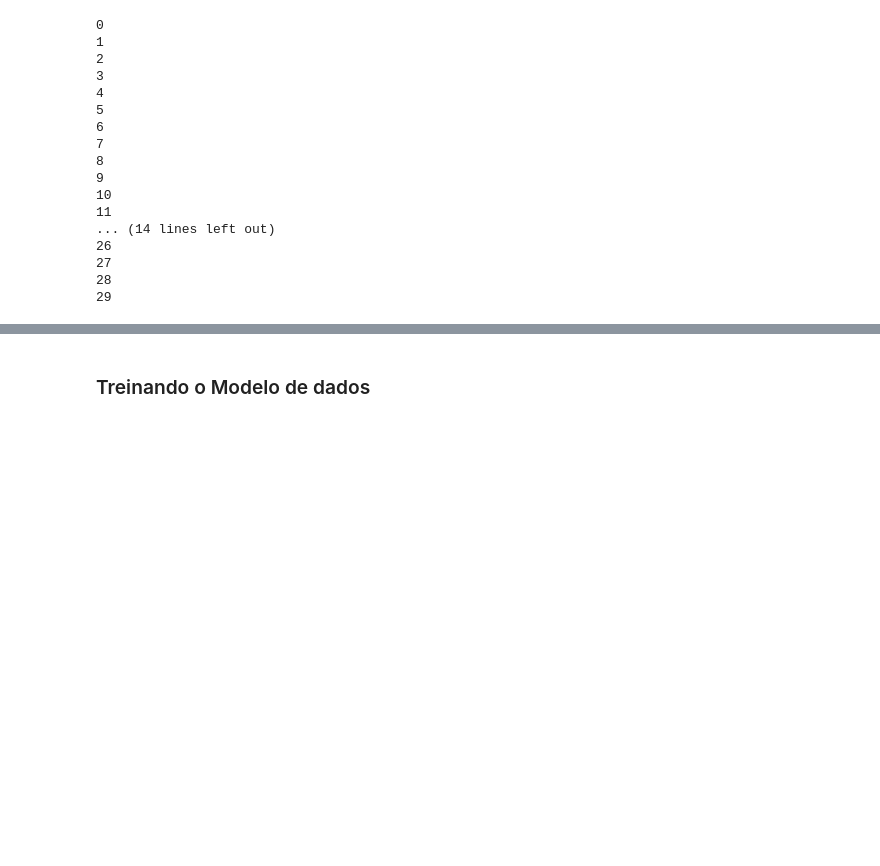
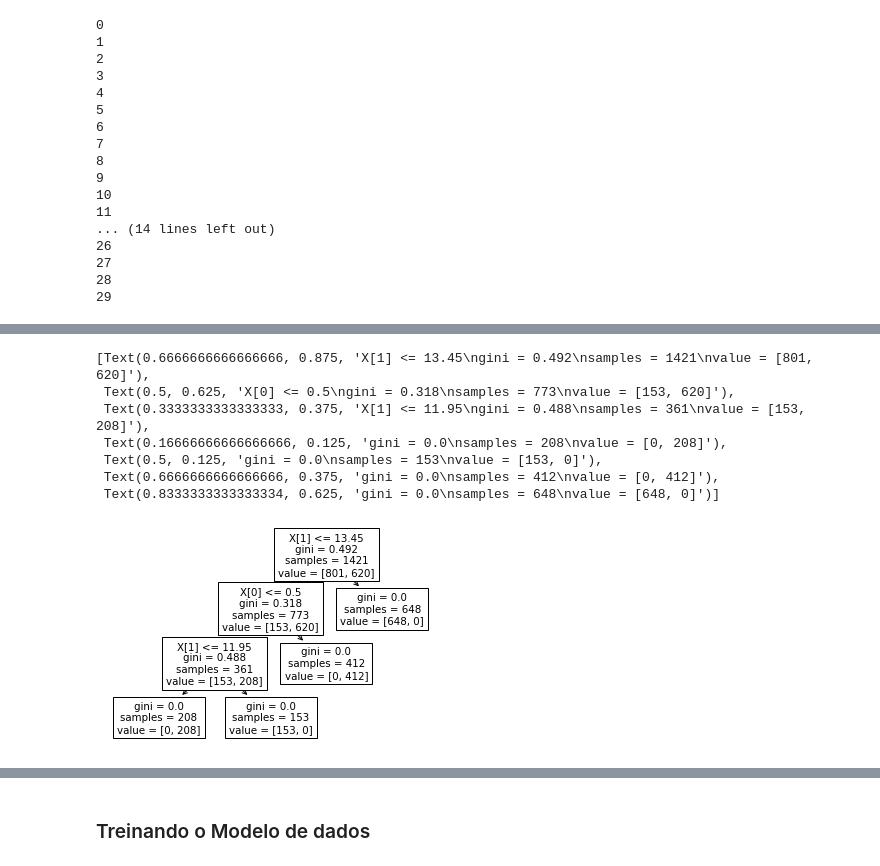
Before and after one commit to cantaruttim/Anemia, a Jupyter notebook: Untitled.ipynb, the cells around one changed output, grey strips where cells are left out. Drawn from its saved outputs; the diff is of its cells as text; code cells hidden in the pictures; blank space fills up the shorter version.

```diff
--- a/Untitled.ipynb
+++ b/Untitled.ipynb
@@ -368,3 +369,19 @@ np.max(resultados_arvore),  np.max(resultados_random_forest), np.max(resultados_
+# %%
+from sklearn import tree
+
+clf = tree.DecisionTreeClassifier(max_depth=3)
+clf = clf.fit(X, y)
+
+tree.plot_tree(clf)
+# %% [output]
+[Text(0.6666666666666666, 0.875, 'X[1] <= 13.45\ngini = 0.492\nsamples = 1421\nvalue = [801, 620]'),
+ Text(0.5, 0.625, 'X[0] <= 0.5\ngini = 0.318\nsamples = 773\nvalue = [153, 620]'),
+ Text(0.3333333333333333, 0.375, 'X[1] <= 11.95\ngini = 0.488\nsamples = 361\nvalue = [153, 208]'),
+ Text(0.16666666666666666, 0.125, 'gini = 0.0\nsamples = 208\nvalue = [0, 208]'),
+ Text(0.5, 0.125, 'gini = 0.0\nsamples = 153\nvalue = [153, 0]'),
+ Text(0.6666666666666666, 0.375, 'gini = 0.0\nsamples = 412\nvalue = [0, 412]'),
+ Text(0.8333333333333334, 0.625, 'gini = 0.0\nsamples = 648\nvalue = [648, 0]')]
+[figure, added]
 # %%
 r1 = np.max(resultados_arvore)
 r4 = np.max(resultados_svm)
```
Also changed, not shown: parts of 11 cells of this notebook.
